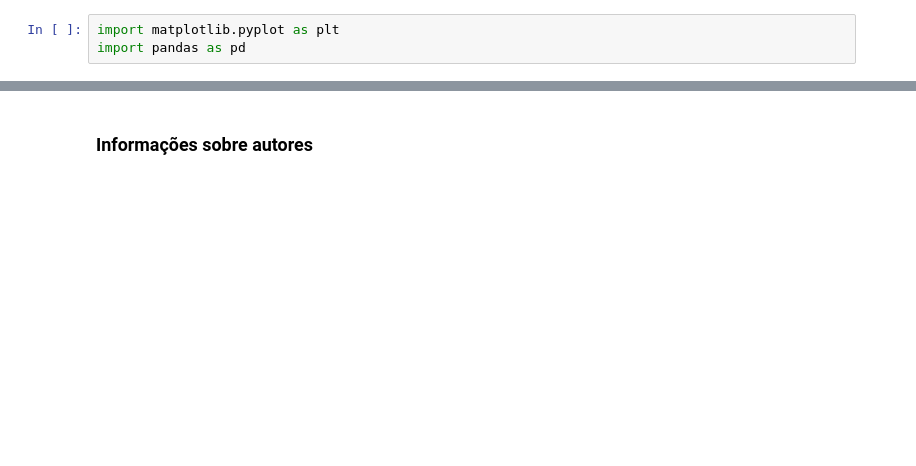
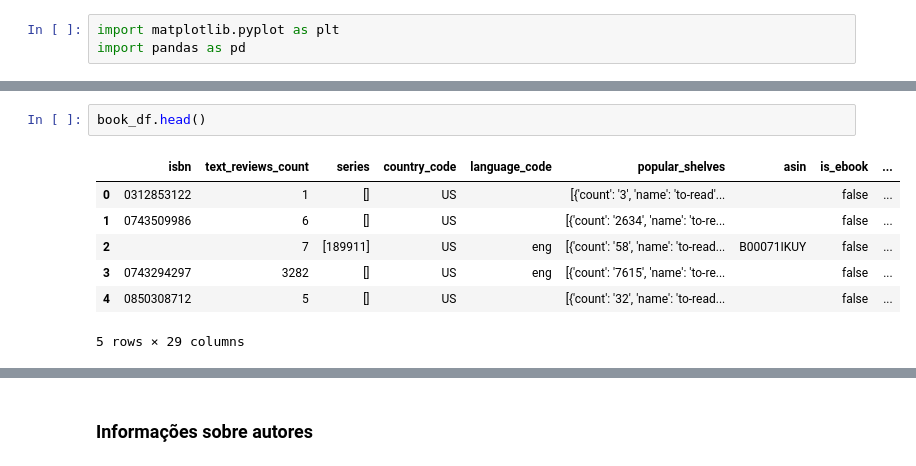
Before and after one commit to jefersonseverino/goodreads-book-review, a Jupyter notebook: main.ipynb, the cells around one changed output, grey strips where cells are left out. Saved outputs shown, nothing was run; the diff lists cells and outputs as text; blank space fills up the shorter version.

```diff
--- a/main.ipynb
+++ b/main.ipynb
@@ -29,0 +69,10 @@ genres_df = pd.DataFrame(genres_data)
+# %%
+book_df.head()
+# %% [output]
+|  | isbn | text_reviews_count | series | country_code | language_code | popular_shelves | asin | is_ebook | ... |
+| 0 | 0312853122 | 1 | [] | US |  | [{'count': '3', 'name': 'to-read'... |  | false | ... |
+| 1 | 0743509986 | 6 | [] | US |  | [{'count': '2634', 'name': 'to-re... |  | false | ... |
+| 2 |  | 7 | [189911] | US | eng | [{'count': '58', 'name': 'to-read... | B00071IKUY | false | ... |
+| 3 | 0743294297 | 3282 | [] | US | eng | [{'count': '7615', 'name': 'to-re... |  | false | ... |
+| 4 | 0850308712 | 5 | [] | US |  | [{'count': '32', 'name': 'to-read... |  | false | ... |
+5 rows × 29 columns
```
Also changed, not shown: parts of 10 cells of this notebook.
